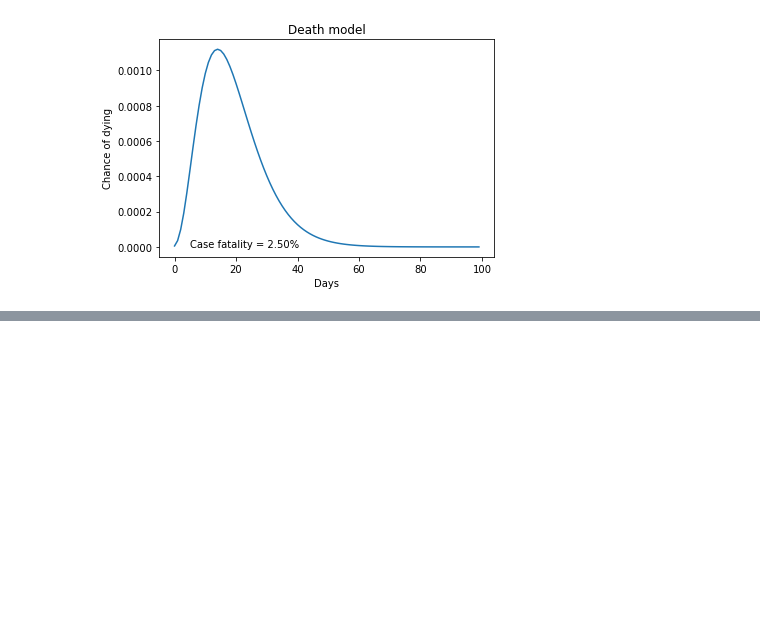
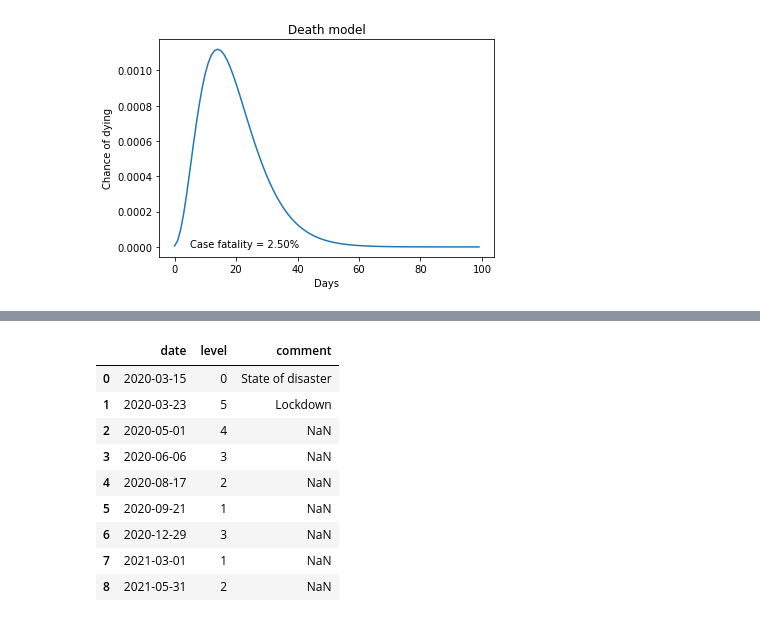
Before and after one commit to alchemyst/covid, a Jupyter notebook: COVID_in_South_Africa.ipynb, the cells around one changed output, grey strips where cells are left out. Drawn from its saved outputs; the diff is of its cells as text; code cells hidden in the pictures; blank space fills up the shorter version.

```diff
--- a/COVID_in_South_Africa.ipynb
+++ b/COVID_in_South_Africa.ipynb
@@ -14,6 +14,9 @@ outdir = pathlib.Path('output')
 outdir.mkdir(exist_ok=True)
 # %% [markdown]
 # Download and process data
+# %%
+levels = pd.read_csv('static/levels.csv', parse_dates=['date'])
+shifts = pd.read_csv('static/shifts.csv', index_col='province')
 # %%
 cases_url = "data/covid19za_provincial_cumulative_timeline_confirmed.csv"
 deaths_url = "data/covid19za_provincial_cumulative_timeline_deaths.csv"
@@ -159,2 +155,15 @@ Timestamp('2021-05-31 00:00:00')
 # %%
 deathroll = '7D'
+# %%
+levels.append([''])
+# %% [output]
+|  | date | level | comment |
+| 0 | 2020-03-15 | 0 | State of disaster |
+| 1 | 2020-03-23 | 5 | Lockdown |
+| 2 | 2020-05-01 | 4 | NaN |
+| 3 | 2020-06-06 | 3 | NaN |
+| 4 | 2020-08-17 | 2 | NaN |
+| 5 | 2020-09-21 | 1 | NaN |
+| 6 | 2020-12-29 | 3 | NaN |
+| 7 | 2021-03-01 | 1 | NaN |
+| 8 | 2021-05-31 | 2 | NaN |
```
Also changed, not shown: parts of 11 cells of this notebook, 4 other files.
